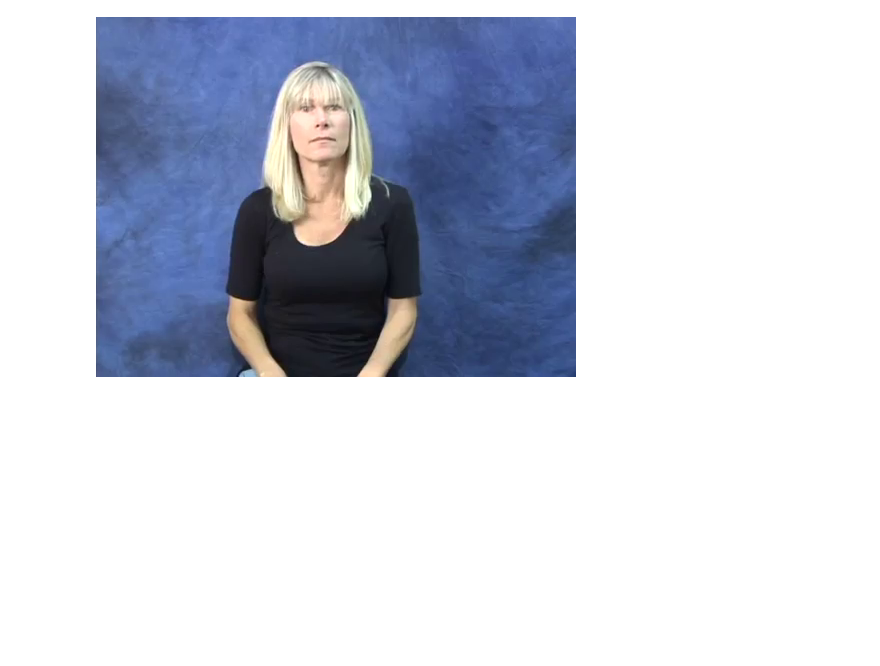
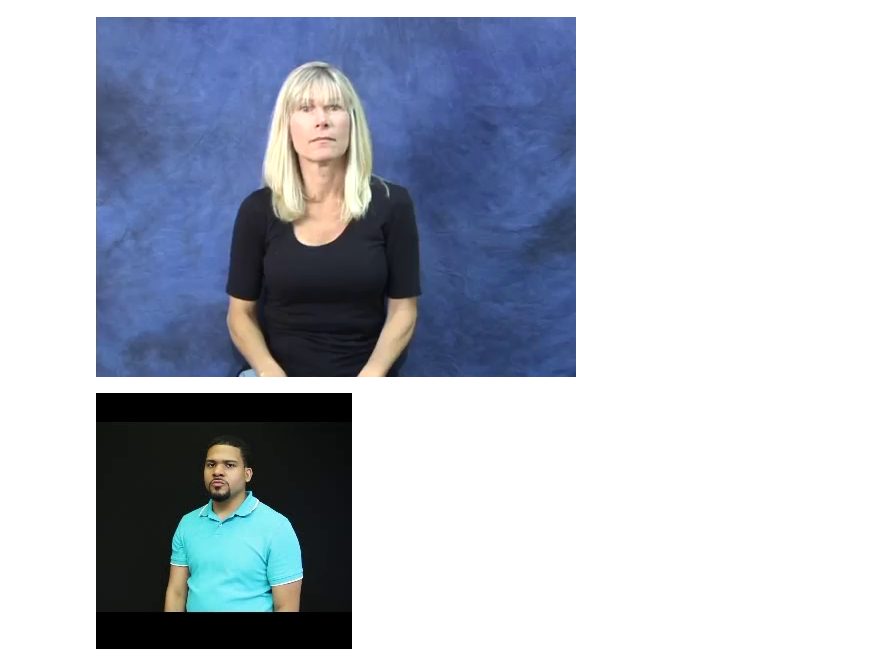
Before and after one commit to VaJavorek/WLASL_LLM, a Jupyter notebook: gloss_descriptions/get_descriptions_from_internet.ipynb, the cells around one changed output. Cells and saved outputs as stored; diff of their text form; code cells hidden in the pictures; blank space fills up the shorter version.

```diff
--- a/gloss_descriptions/get_descriptions_from_internet.ipynb
+++ b/gloss_descriptions/get_descriptions_from_internet.ipynb
@@ -349,3 +231,14 @@ for frame in vr:
     time.sleep(1/vr.get_avg_fps())
 # %% [output]
 [figure]
+# %%
+# The same gloss mean(221) with a different meaning
+vr = decord.VideoReader('/auto/plzen4-ntis/projects/korpusy_cv/WLASL/WLASL300/val/221/35291.mp4') #mean, unkind https://www.handspeak.com/word/1365/
+
+for frame in vr:
+    img = Image.fromarray(frame.asnumpy())
+    clear_output(wait=True)
+    display(img)
+    time.sleep(1/vr.get_avg_fps())
+# %% [output]
+[figure, added]
```
Also changed, not shown: parts of 21 cells of this notebook, 6 other files.
